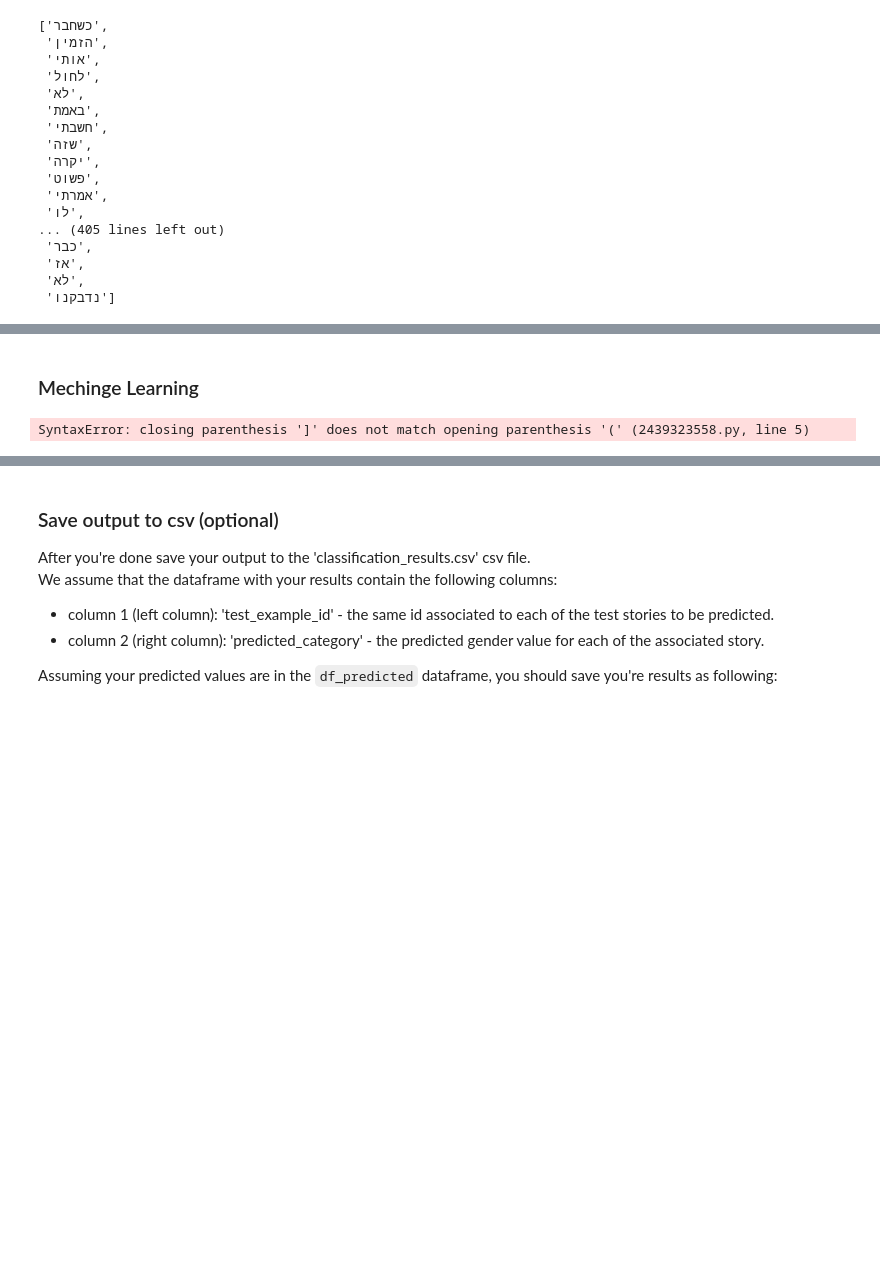
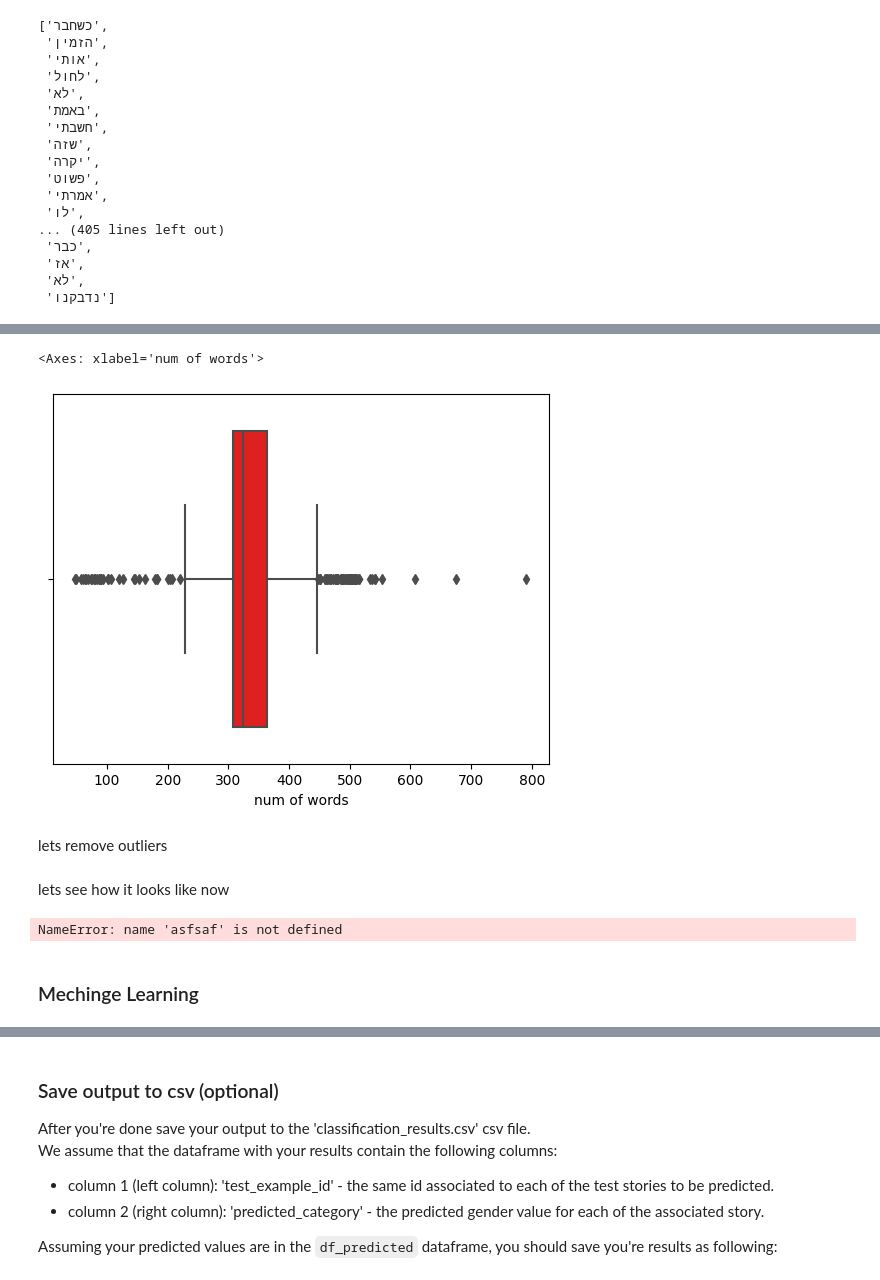
Before and after one commit to DanielDolberg/Mechine_learning_final, a Jupyter notebook: Assignment3-text-analysis.ipynb, the cells around one changed output, grey strips where cells are left out. Cells and saved outputs as stored; diff of their text form; code cells hidden in the pictures; blank space fills up the shorter version.

```diff
--- a/Assignment3-text-analysis.ipynb
+++ b/Assignment3-text-analysis.ipynb
@@ -283,11 +291,24 @@ Text(0.5, 1.0, 'amount of words per storys of women')
+# %%
+sns.boxplot(x = df_erd["num of words"], color = "red")
+# %% [output]
+<Axes: xlabel='num of words'>
+[figure, added]
+# %% [markdown]
+lets remove outliers
+# %% [markdown]
+lets see how it looks like now
+# %%
+asfsaf
+# %% [output]
+NameError: name 'asfsaf' is not defined
 # %% [markdown]
 ### Mechinge Learning
 # %%
 max_samps = df_train.shape[0]
 
-models = {
+model_params = {
         'LogisticRegression': {
-        'vectorizer': [TfidfVectorizer(min_df=5,max_df=max_samps],
+        'vectorizer': [TfidfVectorizer(min_df=5,max_df=max_samps)],
         'vectorizer__max_features': [None, 2000],
         'vectorizer__ngram_range': [(1, 1),(1, 2),(1, 3)],
         'scaler': [StandardScaler(with_mean=False), MinMaxScaler()],
@@ -320,7 +341,7 @@ models = {
         'classifier__tol': [0.001],
         },
         'KNN': {
-        'vectorizer': [CountVectorizer(min_df=5, max_df=753), TfidfVectorizer()],
+        'vectorizer': [CountVectorizer(min_df=5, max_df=max_samps), TfidfVectorizer()],
         'vectorizer__max_features':[None, 2000],
         'vectorizer__ngram_range': [(1, 1), (1, 2),(1,3)],
         'scaler': [StandardScaler(with_mean=False), MinMaxScaler()],
@@ -336,8 +357,6 @@ models = {
         'classifier': [DecisionTreeClassifier()],
         },
 }
-# %% [output]
-SyntaxError: closing parenthesis ']' does not match opening parenthesis '(' (2439323558.py, line 5)
 # %%
 # Machine learning model fitting.
 
```
Also changed, not shown: parts of 18 cells of this notebook.
